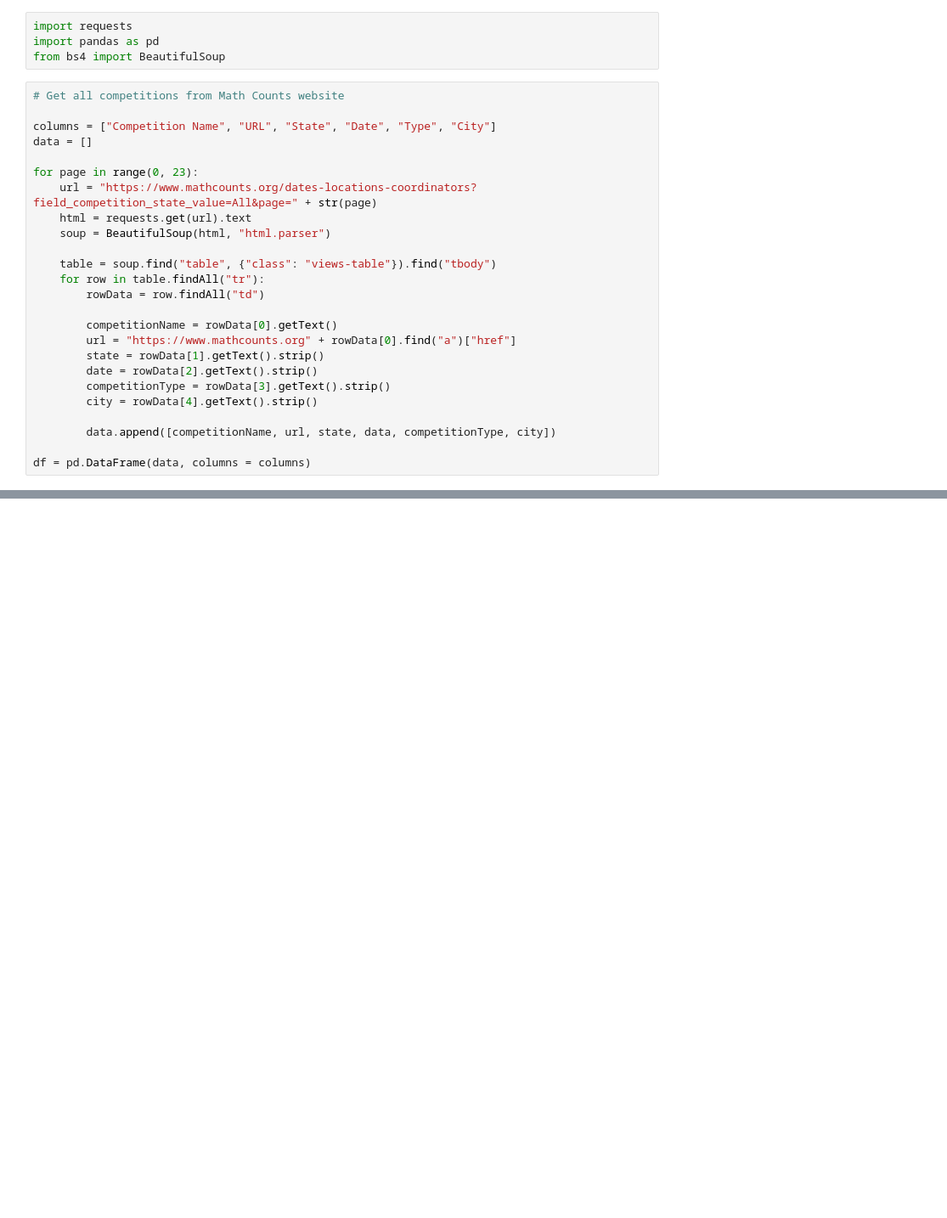
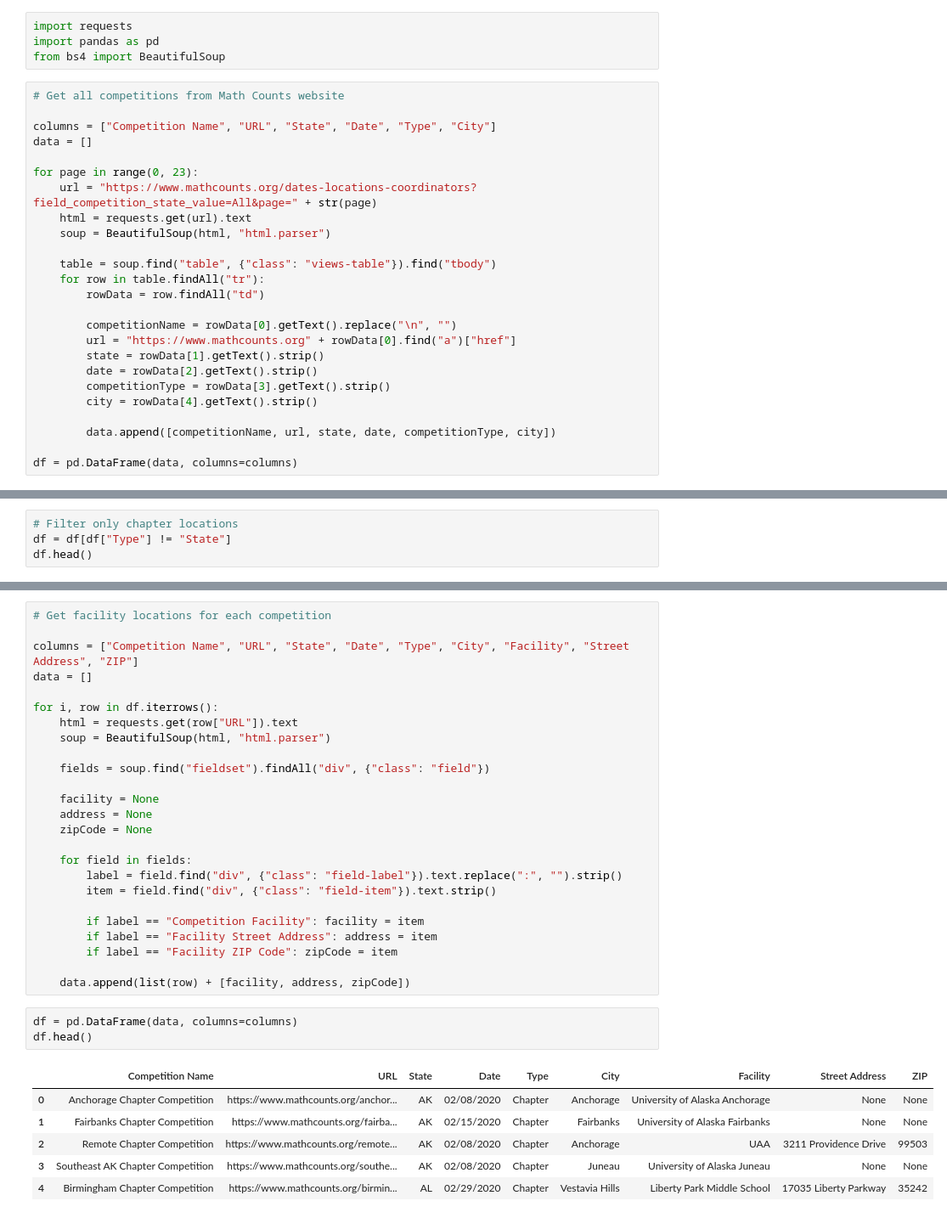
Before and after one commit to jeffreyshen19/blog, a Jupyter notebook: _code/mathcounts/Math Counts.ipynb, the cells around one changed output, grey strips where cells are left out. Shown at 85% size. Drawn from its saved outputs; the diff is of its cells as text; blank space fills up the shorter version.

Commit message:
get all facility locations

```diff
--- a/_code/mathcounts/Math Counts.ipynb
+++ b/_code/mathcounts/Math Counts.ipynb
@@ -21,15 +21,15 @@ for page in range(0, 23):
     for row in table.findAll("tr"):
         rowData = row.findAll("td")
 
-        competitionName = rowData[0].getText()
+        competitionName = rowData[0].getText().replace("\n", "")
         url = "https://www.mathcounts.org" + rowData[0].find("a")["href"]
         state = rowData[1].getText().strip()
         date = rowData[2].getText().strip()
         competitionType = rowData[3].getText().strip()
         city = rowData[4].getText().strip()
 
-        data.append([competitionName, url, state, data, competitionType, city])
+        data.append([competitionName, url, state, date, competitionType, city])
 
-df = pd.DataFrame(data, columns = columns)
+df = pd.DataFrame(data, columns=columns)
 # %%
 df.head()
@@ -35,0 +43,4 @@ df.head()
+# %%
+# Filter only chapter locations
+df = df[df["Type"] != "State"]
+df.head()
@@ -35,0 +54,35 @@ df.head()
+# %%
+# Get facility locations for each competition
+
+columns = ["Competition Name", "URL", "State", "Date", "Type", "City", "Facility", "Street Address", "ZIP"]
+data = []
+
+for i, row in df.iterrows():
+    html = requests.get(row["URL"]).text
+    soup = BeautifulSoup(html, "html.parser")
+
+    fields = soup.find("fieldset").findAll("div", {"class": "field"})
+
+    facility = None
+    address = None
+    zipCode = None
+
+    for field in fields:
+        label = field.find("div", {"class": "field-label"}).text.replace(":", "").strip()
+        item = field.find("div", {"class": "field-item"}).text.strip()
+
+        if label == "Competition Facility": facility = item
+        if label == "Facility Street Address": address = item
+        if label == "Facility ZIP Code": zipCode = item
+
+    data.append(list(row) + [facility, address, zipCode])
+# %%
+df = pd.DataFrame(data, columns=columns)
+df.head()
+# %% [output]
+|  | Competition Name | URL | State | Date | Type | City | Facility | Street Address | ZIP |
+| 0 | Anchorage Chapter Competition | https://www.mathcounts.org/anchor... | AK | 02/08/2020 | Chapter | Anchorage | University of Alaska Anchorage | None | None |
+| 1 | Fairbanks Chapter Competition | https://www.mathcounts.org/fairba... | AK | 02/15/2020 | Chapter | Fairbanks | University of Alaska Fairbanks | None | None |
+| 2 | Remote Chapter Competition | https://www.mathcounts.org/remote... | AK | 02/08/2020 | Chapter | Anchorage | UAA | 3211 Providence Drive | 99503 |
+| 3 | Southeast AK Chapter Competition | https://www.mathcounts.org/southe... | AK | 02/08/2020 | Chapter | Juneau | University of Alaska Juneau | None | None |
+| 4 | Birmingham Chapter Competition | https://www.mathcounts.org/birmin... | AL | 02/29/2020 | Chapter | Vestavia Hills | Liberty Park Middle School | 17035 Liberty Parkway | 35242 |
```
Also changed, not shown: parts of 3 cells of this notebook.
